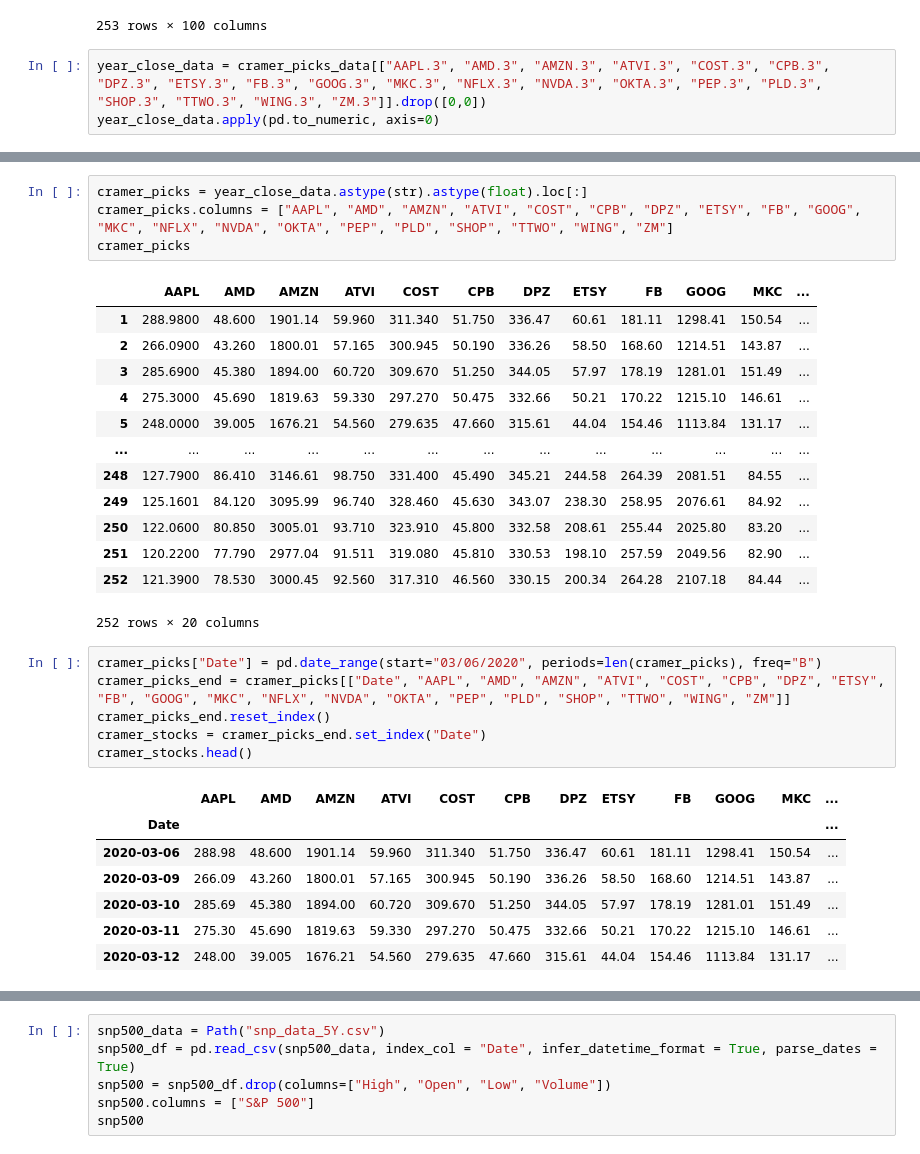
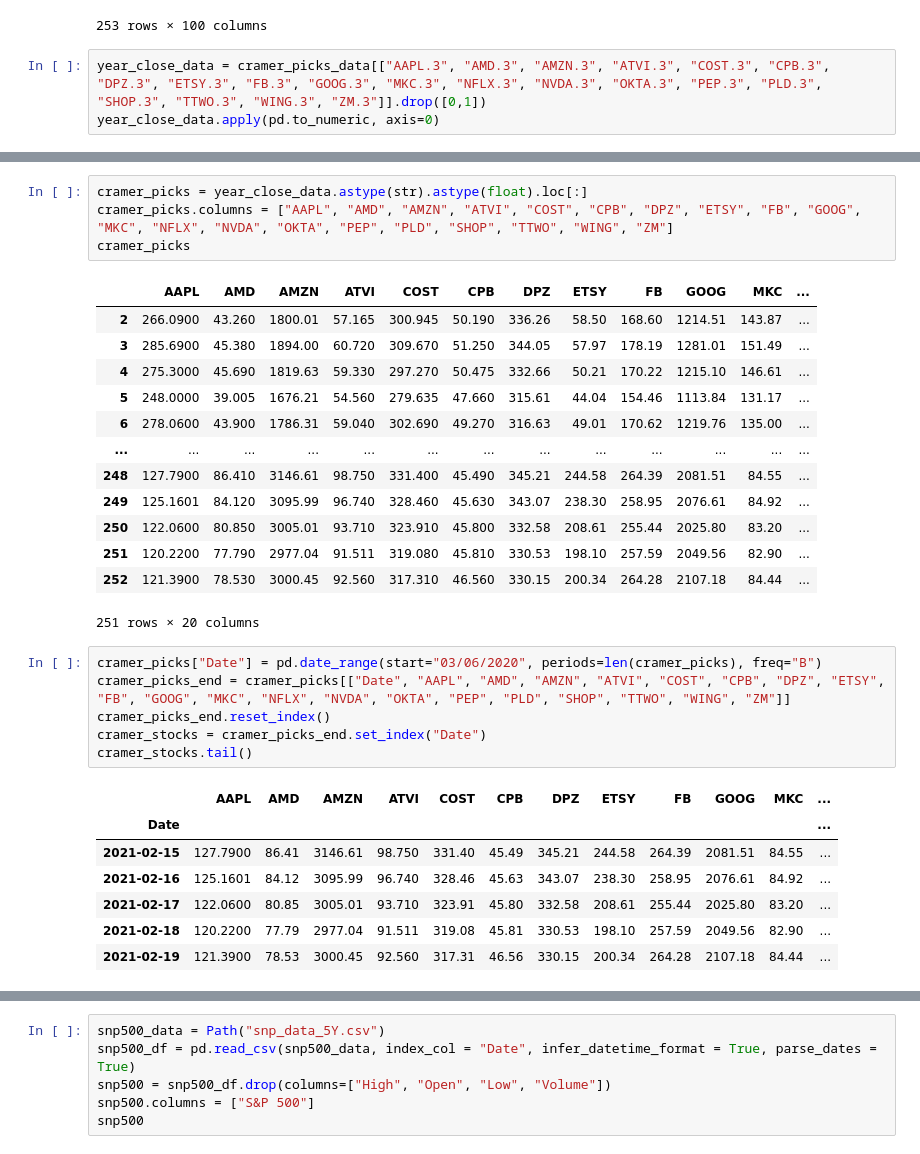
Before and after one commit to HeyokaBull777/Group_5, a Jupyter notebook: 1YearAnalysisCramerPicks.ipynb, the cells around one changed output, grey strips where cells are left out. Cells and saved outputs as stored; diff of their text form.

```diff
--- a/1YearAnalysisCramerPicks.ipynb
+++ b/1YearAnalysisCramerPicks.ipynb
@@ -29,7 +29,7 @@ cramer_picks_data
 | 252 | 120.98 | 121.935 | 117.57 | 121.39 | 143229410 | 79.0 | 79.48 | 74.2 | 78.53 | 57010466 | ... | ... |
 253 rows × 100 columns
 # %%
-year_close_data = cramer_picks_data[["AAPL.3", "AMD.3", "AMZN.3", "ATVI.3", "COST.3", "CPB.3", "DPZ.3", "ETSY.3", "FB.3", "GOOG.3", "MKC.3", "NFLX.3", "NVDA.3", "OKTA.3", "PEP.3", "PLD.3", "SHOP.3", "TTWO.3", "WING.3", "ZM.3"]].drop([0,0])
+year_close_data = cramer_picks_data[["AAPL.3", "AMD.3", "AMZN.3", "ATVI.3", "COST.3", "CPB.3", "DPZ.3", "ETSY.3", "FB.3", "GOOG.3", "MKC.3", "NFLX.3", "NVDA.3", "OKTA.3", "PEP.3", "PLD.3", "SHOP.3", "TTWO.3", "WING.3", "ZM.3"]].drop([0,1])
 year_close_data.apply(pd.to_numeric, axis=0)
 # %% [output]
 |  | AAPL.3 | AMD.3 | AMZN.3 | ATVI.3 | COST.3 | CPB.3 | DPZ.3 | ETSY.3 | FB.3 | GOOG.3 | MKC.3 | ... |
@@ -51,31 +51,31 @@ cramer_picks.columns = ["AAPL", "AMD", "AMZN", "ATVI", "COST", "CPB", "DPZ", "ET
 cramer_picks
 # %% [output]
 |  | AAPL | AMD | AMZN | ATVI | COST | CPB | DPZ | ETSY | FB | GOOG | MKC | ... |
-| 1 | 288.9800 | 48.600 | 1901.14 | 59.960 | 311.340 | 51.750 | 336.47 | 60.61 | 181.11 | 1298.41 | 150.54 | ... |
 | 2 | 266.0900 | 43.260 | 1800.01 | 57.165 | 300.945 | 50.190 | 336.26 | 58.50 | 168.60 | 1214.51 | 143.87 | ... |
 | 3 | 285.6900 | 45.380 | 1894.00 | 60.720 | 309.670 | 51.250 | 344.05 | 57.97 | 178.19 | 1281.01 | 151.49 | ... |
 | 4 | 275.3000 | 45.690 | 1819.63 | 59.330 | 297.270 | 50.475 | 332.66 | 50.21 | 170.22 | 1215.10 | 146.61 | ... |
 | 5 | 248.0000 | 39.005 | 1676.21 | 54.560 | 279.635 | 47.660 | 315.61 | 44.04 | 154.46 | 1113.84 | 131.17 | ... |
+| 6 | 278.0600 | 43.900 | 1786.31 | 59.040 | 302.690 | 49.270 | 316.63 | 49.01 | 170.62 | 1219.76 | 135.00 | ... |
 | ... | ... | ... | ... | ... | ... | ... | ... | ... | ... | ... | ... | ... |
 | 248 | 127.7900 | 86.410 | 3146.61 | 98.750 | 331.400 | 45.490 | 345.21 | 244.58 | 264.39 | 2081.51 | 84.55 | ... |
 | 249 | 125.1601 | 84.120 | 3095.99 | 96.740 | 328.460 | 45.630 | 343.07 | 238.30 | 258.95 | 2076.61 | 84.92 | ... |
 | 250 | 122.0600 | 80.850 | 3005.01 | 93.710 | 323.910 | 45.800 | 332.58 | 208.61 | 255.44 | 2025.80 | 83.20 | ... |
 | 251 | 120.2200 | 77.790 | 2977.04 | 91.511 | 319.080 | 45.810 | 330.53 | 198.10 | 257.59 | 2049.56 | 82.90 | ... |
 | 252 | 121.3900 | 78.530 | 3000.45 | 92.560 | 317.310 | 46.560 | 330.15 | 200.34 | 264.28 | 2107.18 | 84.44 | ... |
-252 rows × 20 columns
+251 rows × 20 columns
 # %%
 cramer_picks["Date"] = pd.date_range(start="03/06/2020", periods=len(cramer_picks), freq="B")
 cramer_picks_end = cramer_picks[["Date", "AAPL", "AMD", "AMZN", "ATVI", "COST", "CPB", "DPZ", "ETSY", "FB", "GOOG", "MKC", "NFLX", "NVDA", "OKTA", "PEP", "PLD", "SHOP", "TTWO", "WING", "ZM"]]
 cramer_picks_end.reset_index()
 cramer_stocks = cramer_picks_end.set_index("Date")
-cramer_stocks.head()
+cramer_stocks.tail()
 # %% [output]
 |  | AAPL | AMD | AMZN | ATVI | COST | CPB | DPZ | ETSY | FB | GOOG | MKC | ... |
 | Date |  |  |  |  |  |  |  |  |  |  |  | ... |
-| 2020-03-06 | 288.98 | 48.600 | 1901.14 | 59.960 | 311.340 | 51.750 | 336.47 | 60.61 | 181.11 | 1298.41 | 150.54 | ... |
-| 2020-03-09 | 266.09 | 43.260 | 1800.01 | 57.165 | 300.945 | 50.190 | 336.26 | 58.50 | 168.60 | 1214.51 | 143.87 | ... |
-| 2020-03-10 | 285.69 | 45.380 | 1894.00 | 60.720 | 309.670 | 51.250 | 344.05 | 57.97 | 178.19 | 1281.01 | 151.49 | ... |
-| 2020-03-11 | 275.30 | 45.690 | 1819.63 | 59.330 | 297.270 | 50.475 | 332.66 | 50.21 | 170.22 | 1215.10 | 146.61 | ... |
-| 2020-03-12 | 248.00 | 39.005 | 1676.21 | 54.560 | 279.635 | 47.660 | 315.61 | 44.04 | 154.46 | 1113.84 | 131.17 | ... |
+| 2021-02-15 | 127.7900 | 86.41 | 3146.61 | 98.750 | 331.40 | 45.49 | 345.21 | 244.58 | 264.39 | 2081.51 | 84.55 | ... |
+| 2021-02-16 | 125.1601 | 84.12 | 3095.99 | 96.740 | 328.46 | 45.63 | 343.07 | 238.30 | 258.95 | 2076.61 | 84.92 | ... |
+| 2021-02-17 | 122.0600 | 80.85 | 3005.01 | 93.710 | 323.91 | 45.80 | 332.58 | 208.61 | 255.44 | 2025.80 | 83.20 | ... |
+| 2021-02-18 | 120.2200 | 77.79 | 2977.04 | 91.511 | 319.08 | 45.81 | 330.53 | 198.10 | 257.59 | 2049.56 | 82.90 | ... |
+| 2021-02-19 | 121.3900 | 78.53 | 3000.45 | 92.560 | 317.31 | 46.56 | 330.15 | 200.34 | 264.28 | 2107.18 | 84.44 | ... |
 # %%
 daily_returns = cramer_stocks.pct_change()
```
Also changed, not shown: parts of 10 cells of this notebook, 4 other files.
